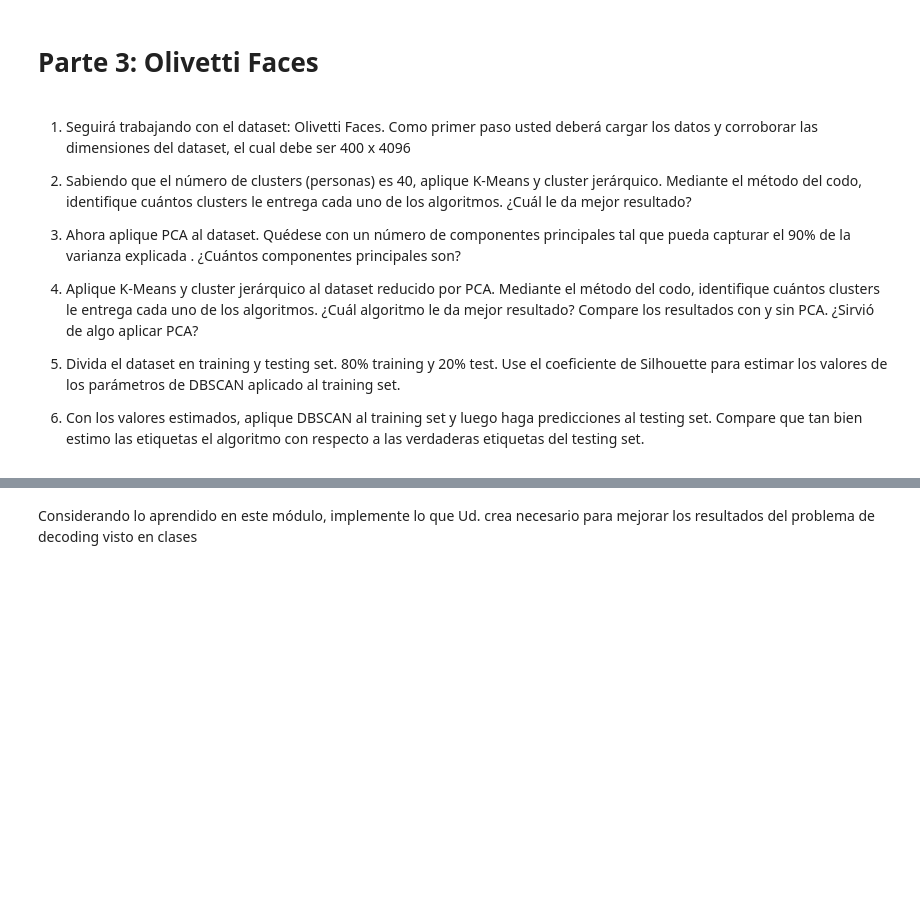
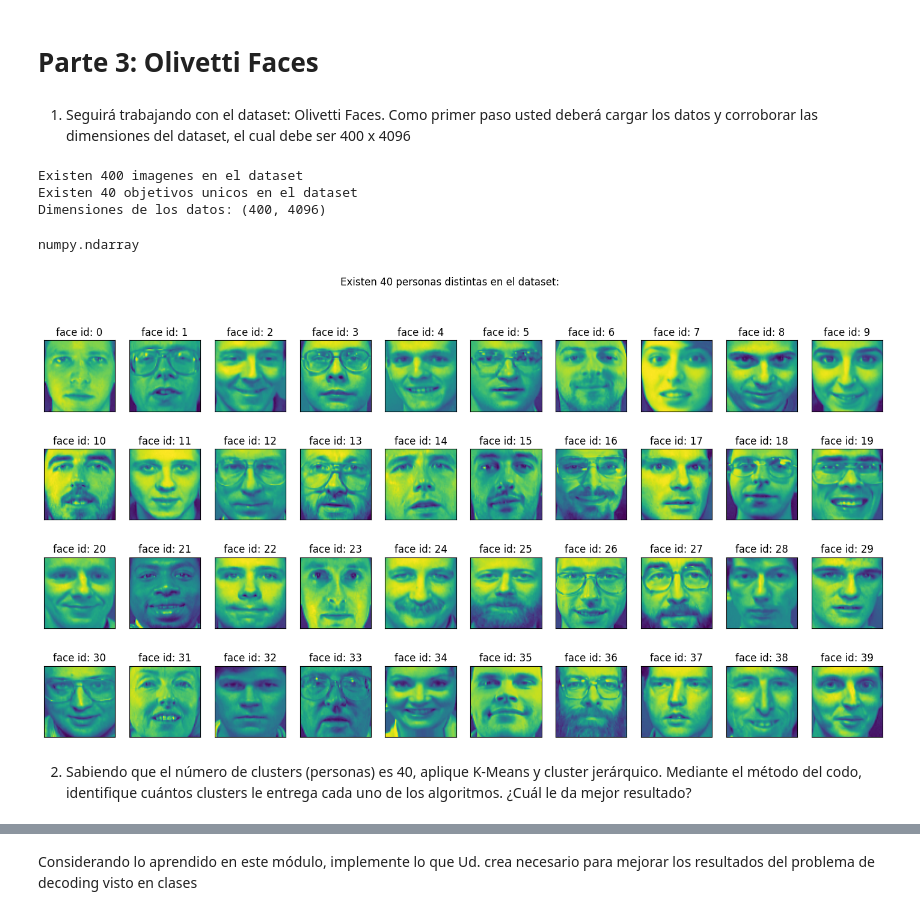
Before and after one commit to ElKroko/tarea-IA, a Jupyter notebook: 3. Olivetti Faces.ipynb, the cells around one changed output, grey strips where cells are left out. Drawn from its saved outputs; the diff is of its cells as text; code cells hidden in the pictures; blank space fills up the shorter version.

Commit message:
KMeans y Hierarchical Clustering

```diff
--- a/3. Olivetti Faces.ipynb
+++ b/3. Olivetti Faces.ipynb
@@ -1,14 +1,4 @@
 # %% [markdown]
 # Parte 3: Olivetti Faces
-# %% [markdown]
-1.	Seguirá trabajando con el dataset: Olivetti Faces. Como primer paso usted deberá cargar los datos y corroborar las dimensiones del dataset, el cual debe ser 400 x 4096
-
-2. Sabiendo que el número de clusters (personas) es 40, aplique K-Means y cluster jerárquico. Mediante el método del codo, identifique cuántos clusters le entrega cada uno de los algoritmos. ¿Cuál le da mejor resultado?
-
-3. Ahora aplique PCA al dataset. Quédese con un número de componentes principales tal que pueda capturar el 90% de la varianza explicada . ¿Cuántos componentes principales son?
-
-4. Aplique K-Means y cluster jerárquico al dataset reducido por PCA. Mediante el método del codo, identifique cuántos clusters le entrega cada uno de los algoritmos. ¿Cuál algoritmo le da mejor resultado? Compare los resultados con y sin PCA. ¿Sirvió de algo aplicar PCA?
-
-5. Divida el dataset en training y testing set. 80% training y 20% test. Use el coeficiente de Silhouette para estimar los valores de los parámetros de DBSCAN aplicado al training set.
-
-6. Con los valores estimados, aplique DBSCAN al training set y luego haga predicciones al testing set. Compare que tan bien estimo las etiquetas el algoritmo con respecto a las verdaderas etiquetas del testing set.
+# %% [markdown]
+1.	Seguirá trabajando con el dataset: Olivetti Faces. Como primer paso usted deberá cargar los datos y corroborar las dimensiones del dataset, el cual debe ser 400 x 4096
@@ -14,0 +15,41 @@
+# %%
+from sklearn.datasets import fetch_olivetti_faces
+data, targets = fetch_olivetti_faces(return_X_y=True)
+# %%
+print("Existen {} imagenes en el dataset".format(len(data)))
+print("Existen {} objetivos unicos en el dataset".format(len(np.unique(targets))))
+print("Dimensiones de los datos: {}".format(data.shape))
+type(targets)
+# %% [output]
+Existen 400 imagenes en el dataset
+Existen 40 objetivos unicos en el dataset
+Dimensiones de los datos: (400, 4096)
+numpy.ndarray
+# %%
+# Solo para efectos de observar las imágenes con las que trabajaremos, se muestra un ejemplo de cómo se ven las imágenes del dataset Olivetti Faces.
+# Extraído de https://www.kaggle.com/code/serkanpeldek/face-recognition-on-olivetti-dataset
+
+def show_40_distinct_people(images, unique_ids):
+    # Creating 4X10 subplots in 18x9 figure size
+    fig, axarr = plt.subplots(nrows=4, ncols=10, figsize=(18, 9))
+    # For easy iteration flattened 4X10 subplots matrix to a 40 array
+    axarr = axarr.flatten()
+
+    # Iterating over user ids
+    for i, unique_id in enumerate(unique_ids):
+        image_index = np.where(targets == unique_id)[0][0]  # Get the first image index for the unique_id
+        image = images[image_index].reshape(64, 64, 1)  # Reshape the image to (64, 64, 1)
+        axarr[i].imshow(image)
+        axarr[i].set_xticks([])
+        axarr[i].set_yticks([])
+        axarr[i].set_title("face id: {}".format(unique_id))
+    plt.suptitle("Existen 40 personas distintas en el dataset:")
+    plt.show()
+
+show_40_distinct_people(data, np.unique(targets))
+# %% [output]
+[figure, added]
+# %% [markdown]
+
+
+2. Sabiendo que el número de clusters (personas) es 40, aplique K-Means y cluster jerárquico. Mediante el método del codo, identifique cuántos clusters le entrega cada uno de los algoritmos. ¿Cuál le da mejor resultado?
```
Also changed, not shown: parts of 13 cells of this notebook.
